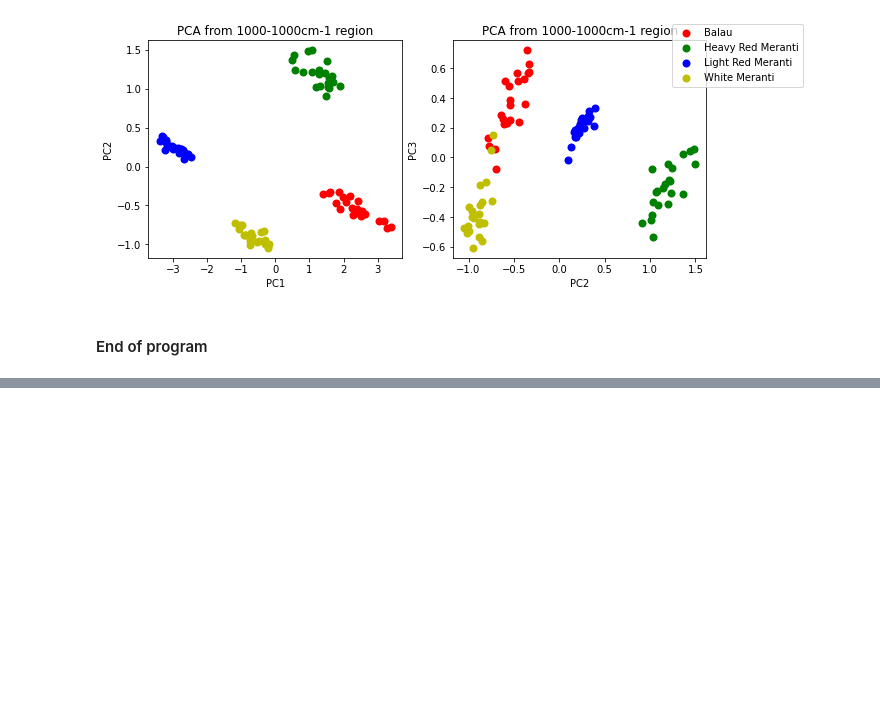
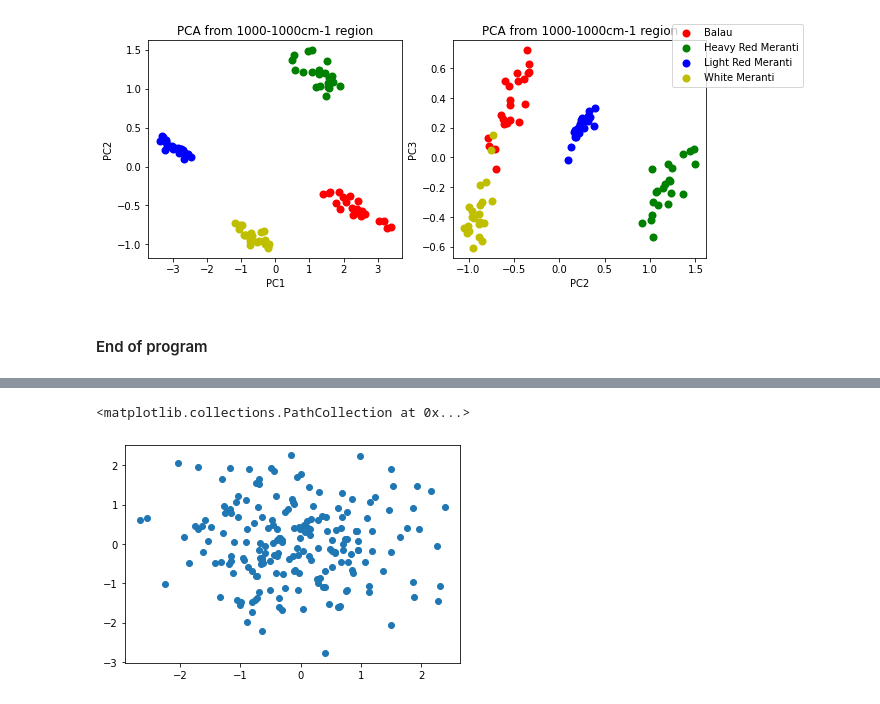
Before and after one commit to montcrypto/DataScience_AI, a Jupyter notebook: script/NIR_PCA_kNN_v4.ipynb, the cells around one changed output, grey strips where cells are left out. Drawn from its saved outputs; the diff is of its cells as text; code cells hidden in the pictures; blank space fills up the shorter version.

```diff
--- a/script/NIR_PCA_kNN_v4.ipynb
+++ b/script/NIR_PCA_kNN_v4.ipynb
@@ -486,0 +578,5 @@ process_list[0][i],process_list[0][i]
+# %%
+plt.scatter(X_xor[:,0],X_xor[:,1])
+# %% [output]
+<matplotlib.collections.PathCollection at 0x...>
+[figure, added]
```
Also changed, not shown: parts of 13 cells of this notebook, 2 other files.
